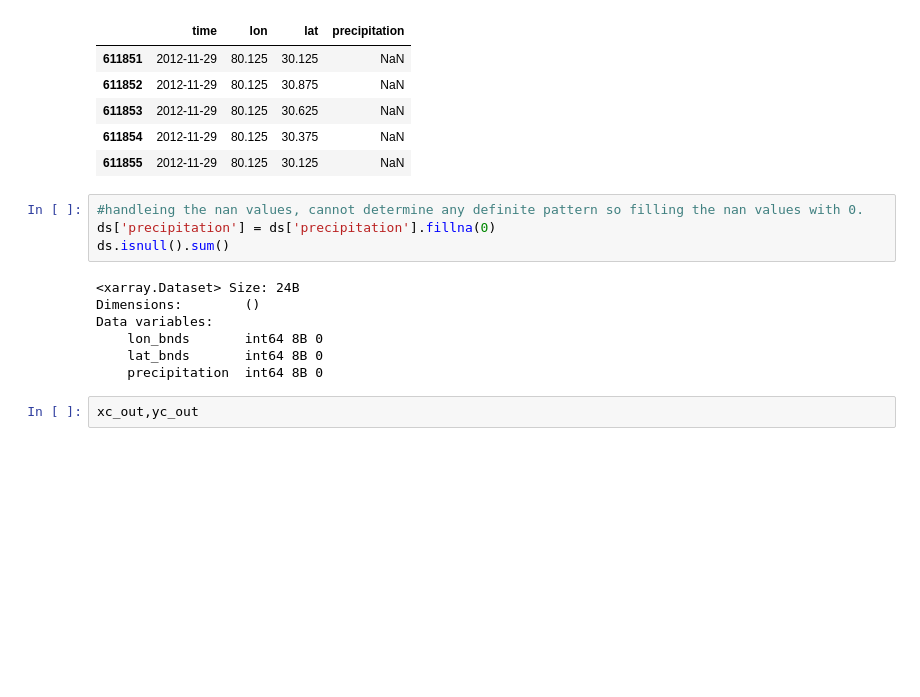
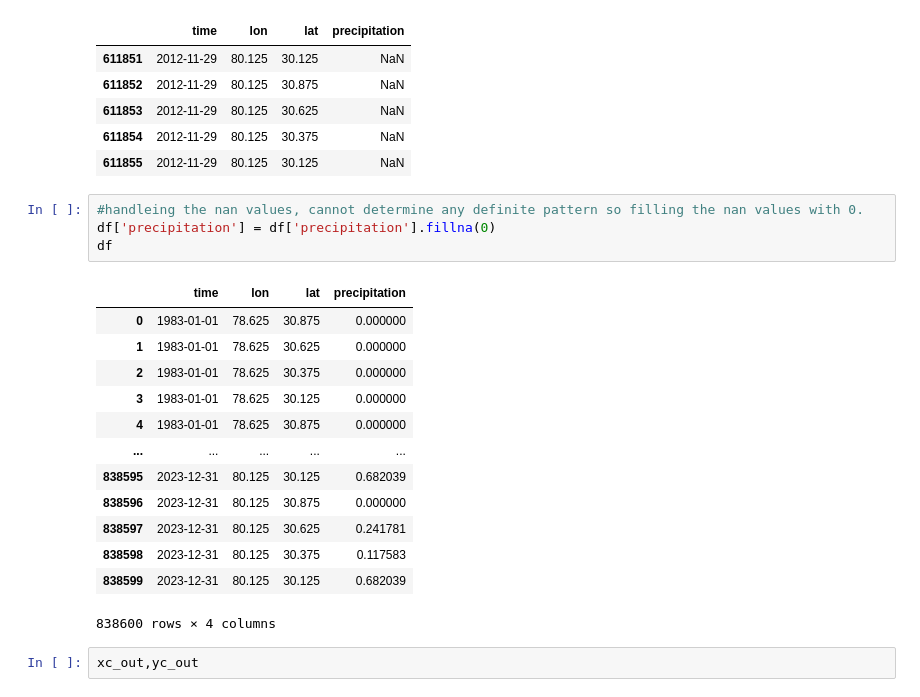
Before and after one commit to sonjaove/ML-hands-on, a Jupyter notebook: course_work/pasthistory.ipynb, the cells around one changed output. Cells and saved outputs as stored; diff of their text form; blank space fills up the shorter version.

```diff
--- a/course_work/pasthistory.ipynb
+++ b/course_work/pasthistory.ipynb
@@ -283,15 +283,22 @@ df[df.isna().any(axis=1)].tail()
 | 611855 | 2012-11-29 | 80.125 | 30.125 | NaN |
 # %%
 #handleing the nan values, cannot determine any definite pattern so filling the nan values with 0.
-ds['precipitation'] = ds['precipitation'].fillna(0)
-ds.isnull().sum()
+df['precipitation'] = df['precipitation'].fillna(0)
+df
 # %% [output]
+|  | time | lon | lat | precipitation |
+| 0 | 1983-01-01 | 78.625 | 30.875 | 0.000000 |
+| 1 | 1983-01-01 | 78.625 | 30.625 | 0.000000 |
+| 2 | 1983-01-01 | 78.625 | 30.375 | 0.000000 |
+| 3 | 1983-01-01 | 78.625 | 30.125 | 0.000000 |
+| 4 | 1983-01-01 | 78.625 | 30.875 | 0.000000 |
+| ... | ... | ... | ... | ... |
+| 838595 | 2023-12-31 | 80.125 | 30.125 | 0.682039 |
+| 838596 | 2023-12-31 | 80.125 | 30.875 | 0.000000 |
+| 838597 | 2023-12-31 | 80.125 | 30.625 | 0.241781 |
+| 838598 | 2023-12-31 | 80.125 | 30.375 | 0.117583 |
+| 838599 | 2023-12-31 | 80.125 | 30.125 | 0.682039 |
-<xarray.Dataset> Size: 24B
-Dimensions:        ()
-Data variables:
-    lon_bnds       int64 8B 0
-    lat_bnds       int64 8B 0
-    precipitation  int64 8B 0
+838600 rows × 4 columns
 # %%
 xc_out,yc_out
 # %% [output]
```
Also changed, not shown: parts of 8 cells of this notebook.
